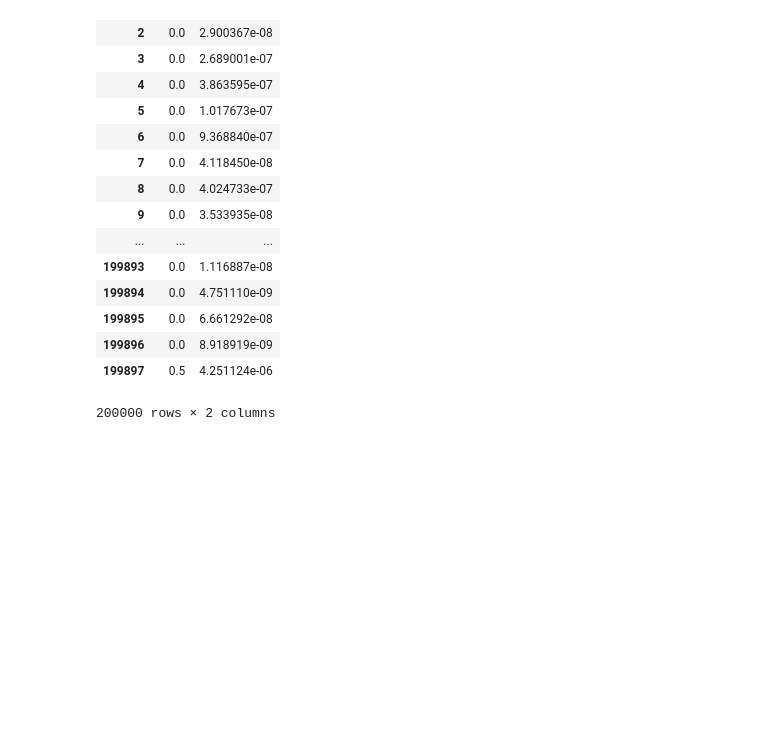
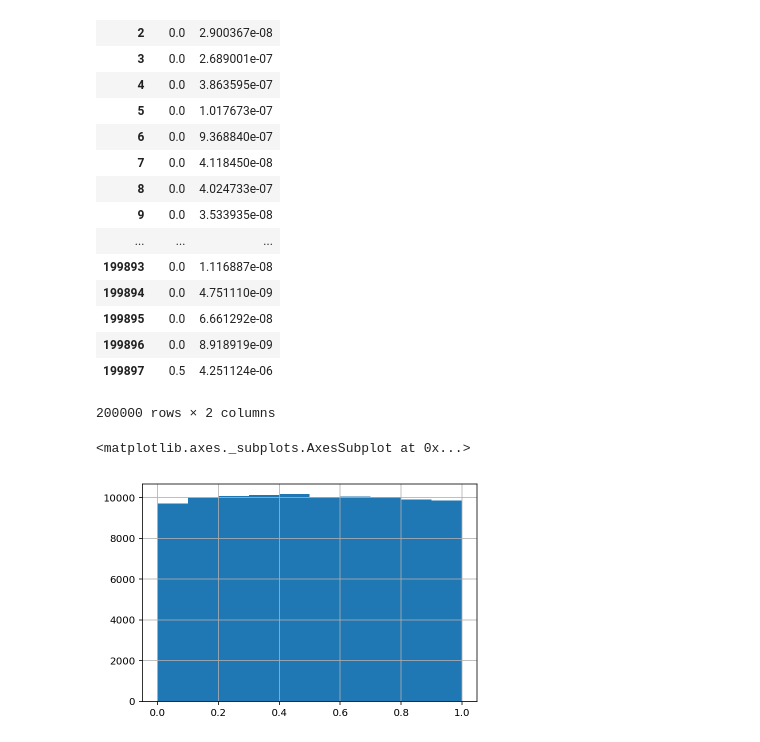
Before and after one commit to guchio3/kaggle-santander-2019, a Jupyter notebook: notebooks/e079_uniq_value_analysis.ipynb, the cells around one changed output. Saved outputs shown, nothing was run; the diff lists cells and outputs as text; code cells hidden in the pictures; blank space fills up the shorter version.

```diff
--- a/notebooks/e079_uniq_value_analysis.ipynb
+++ b/notebooks/e079_uniq_value_analysis.ipynb
@@ -200,3 +210,10 @@ guchio_oof[['y_val', 'oof_proba']] / guchio_oof[['y_val', 'oof_proba']].nunique(
 | 199896 | 0.0 | 8.918919e-09 |
 | 199897 | 0.5 | 4.251124e-06 |
 200000 rows × 2 columns
+# %%
+df_len = reals.shape[0]
+ranked_target = ((guchio_sub.iloc[reals].target.rank() / df_len) * 2 + (nagiss_sub.iloc[reals].target.rank() / df_len) + (graseck_sub.iloc[reals].target.rank() / df_len) * 2 + (vicens_sub.iloc[reals].target.rank() / df_len) * 2) / 7
+ranked_target.hist()
+# %% [output]
+<matplotlib.axes._subplots.AxesSubplot at 0x...>
+[figure, added]
```
Also changed, not shown: parts of 9 cells of this notebook, 5 other files.
